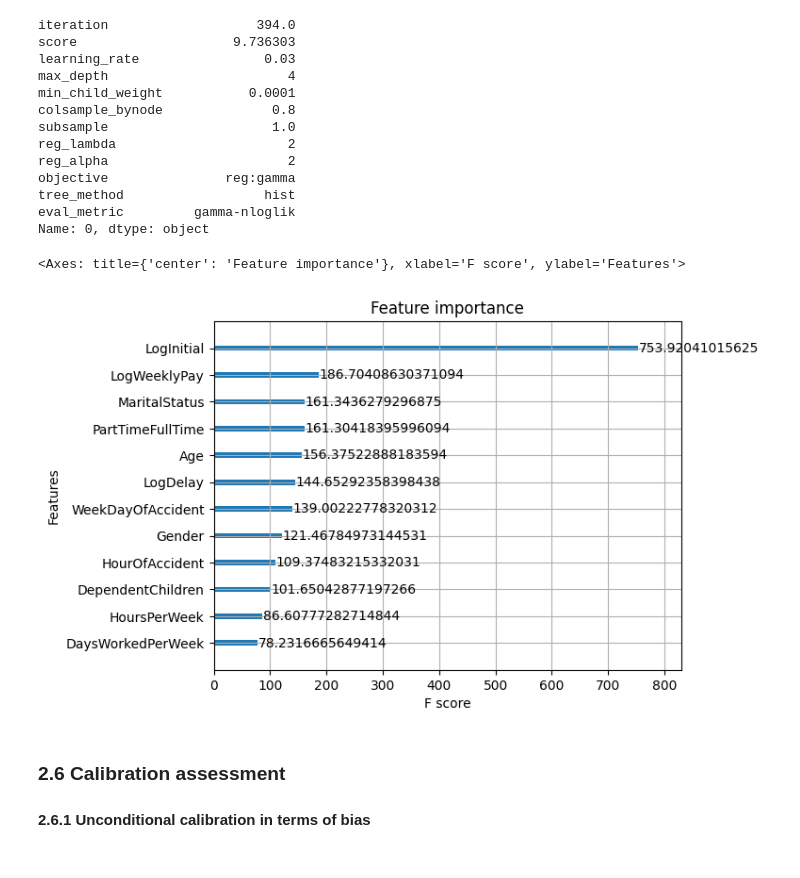
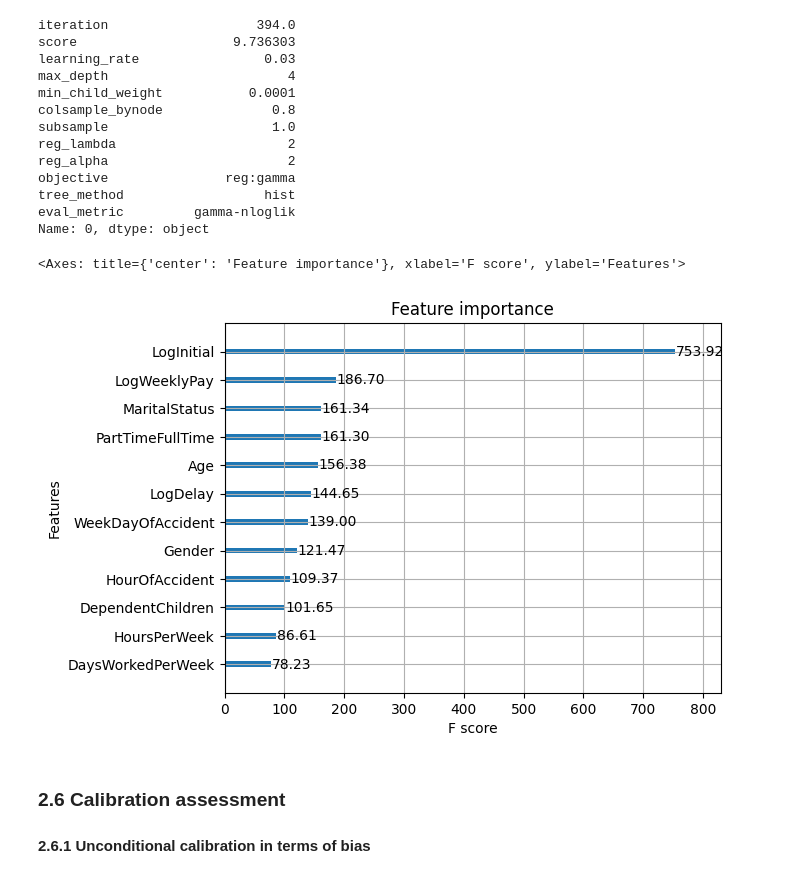
Before and after one commit to actuarial-data-science/Tutorials, a Jupyter notebook: 11 - Model Comparison and Calibration Assessment/model_comparison_calibration_ass.ipynb, the cells around one changed output. Saved outputs shown, nothing was run; the diff lists cells and outputs as text; code cells hidden in the pictures.

```diff
--- a/11 - Model Comparison and Calibration Assessment/model_comparison_calibration_ass.ipynb
+++ b/11 - Model Comparison and Calibration Assessment/model_comparison_calibration_ass.ipynb
@@ -464,10 +462,10 @@ def m_xgb_corr_predict(X):
     return corr_fact_xgb * m_xgb_predict(X)
 # %%
 # feature importance, helps to select features for calibration analysis
-xgboost.plot_importance(m_xgb, importance_type="gain")
+xgboost.plot_importance(m_xgb, importance_type="gain", values_format="{v:.2f}")
 # %% [output]
 <Axes: title={'center': 'Feature importance'}, xlabel='F score', ylabel='Features'>
-[figure, old version]
+[figure, new version]
 # %% [markdown]
 ### 2.6 Calibration assessment
 #### 2.6.1 Unconditional calibration in terms of bias
```
Also changed, not shown: parts of 51 cells of this notebook, 3 other files.
